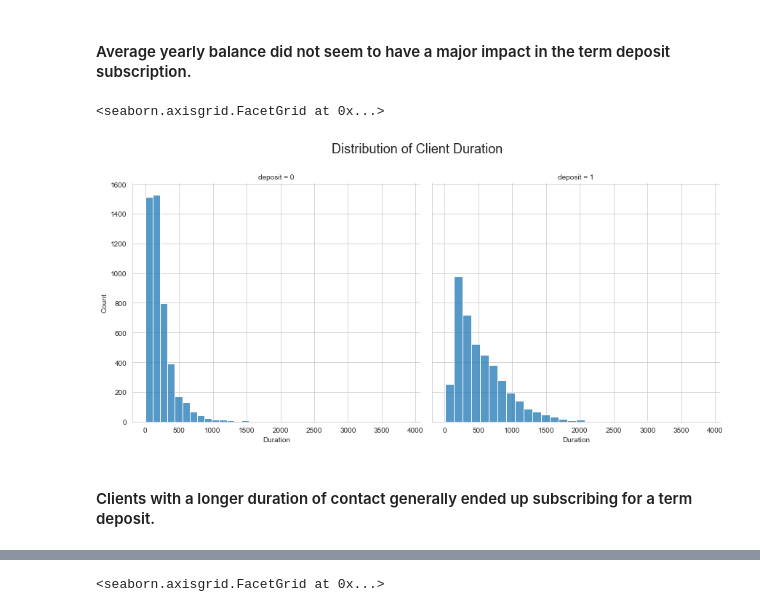
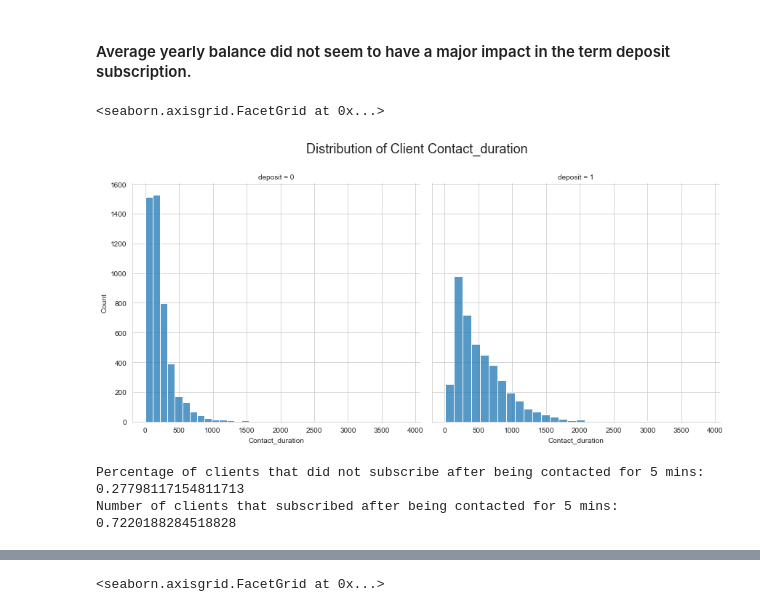
Before and after one commit to Solihin-k/bank_marketing, a Jupyter notebook: Bank_Marketing_Strategy.ipynb, the cells around one changed output, grey strips where cells are left out. Drawn from its saved outputs; the diff is of its cells as text; code cells hidden in the pictures.

```diff
--- a/Bank_Marketing_Strategy.ipynb
+++ b/Bank_Marketing_Strategy.ipynb
@@ -96,7 +100,8 @@ full_dataset = full_dataset.rename( columns = { 'contact' : 'contact_mode',
                                               'poutcome' : 'previous_outcome',
                                               'job' : 'job_type',
                                               'day' : 'day_of_month',
-                                              'month' : 'month_of_year'})
+                                              'month' : 'month_of_year',
+                                              'duration' : 'contact_duration'})
 # %%
 # change values of deposit to 0 (did not subscribe) and 1 (subscribed)
 
@@ -265,9 +270,21 @@ plot_hist(train_set, 'balance', 'deposit')
 # %%
 # visualise distribution of contact duration
 
-plot_hist(train_set, 'duration', 'deposit')
+plot_hist(train_set, 'contact_duration', 'deposit')
 # %% [output]
 <seaborn.axisgrid.FacetGrid at 0x...>
-[figure, old version]
+[figure, new version]
-# %% [markdown]
-#### Clients with a longer duration of contact generally ended up subscribing for a term deposit.
+# %%
+subscribed = train_set[train_set['deposit'] == 1]
+did_not_subscribed = train_set[train_set['deposit'] == 0]
+
+above_5mins_no = did_not_subscribed[did_not_subscribed['contact_duration'] >= 300]
+above_5mins_yes = subscribed[subscribed['contact_duration'] >= 300]
+
+total = len(above_5mins_no) + len(above_5mins_yes)
+
+print('Percentage of clients that did not subscribe after being contacted for 5 mins: {}'.format(len(above_5mins_no)/total))
+print('Number of clients that subscribed after being contacted for 5 mins: {}'.format(len(above_5mins_yes)/total))
+# %% [output]
+Percentage of clients that did not subscribe after being contacted for 5 mins: 0.27798117154811713
+Number of clients that subscribed after being contacted for 5 mins: 0.7220188284518828
```
Also changed, not shown: parts of 46 cells of this notebook.
